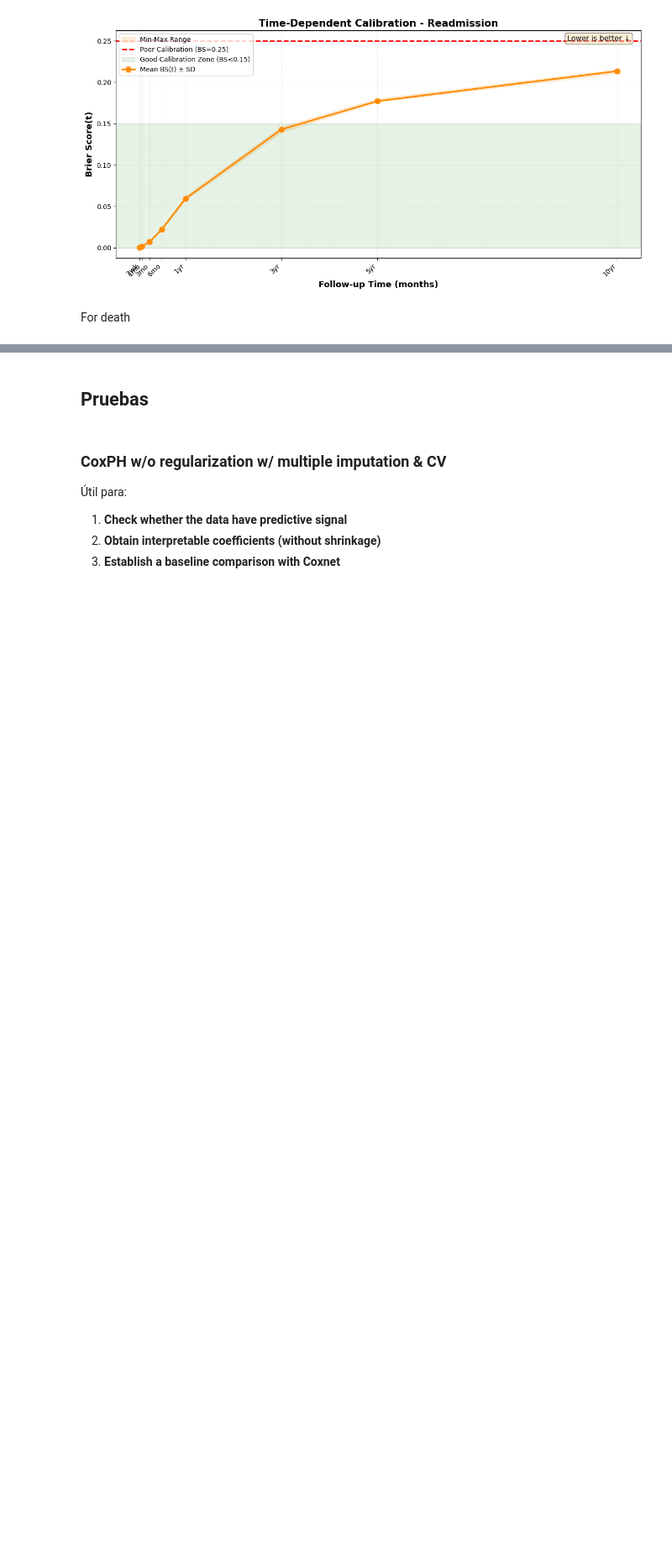
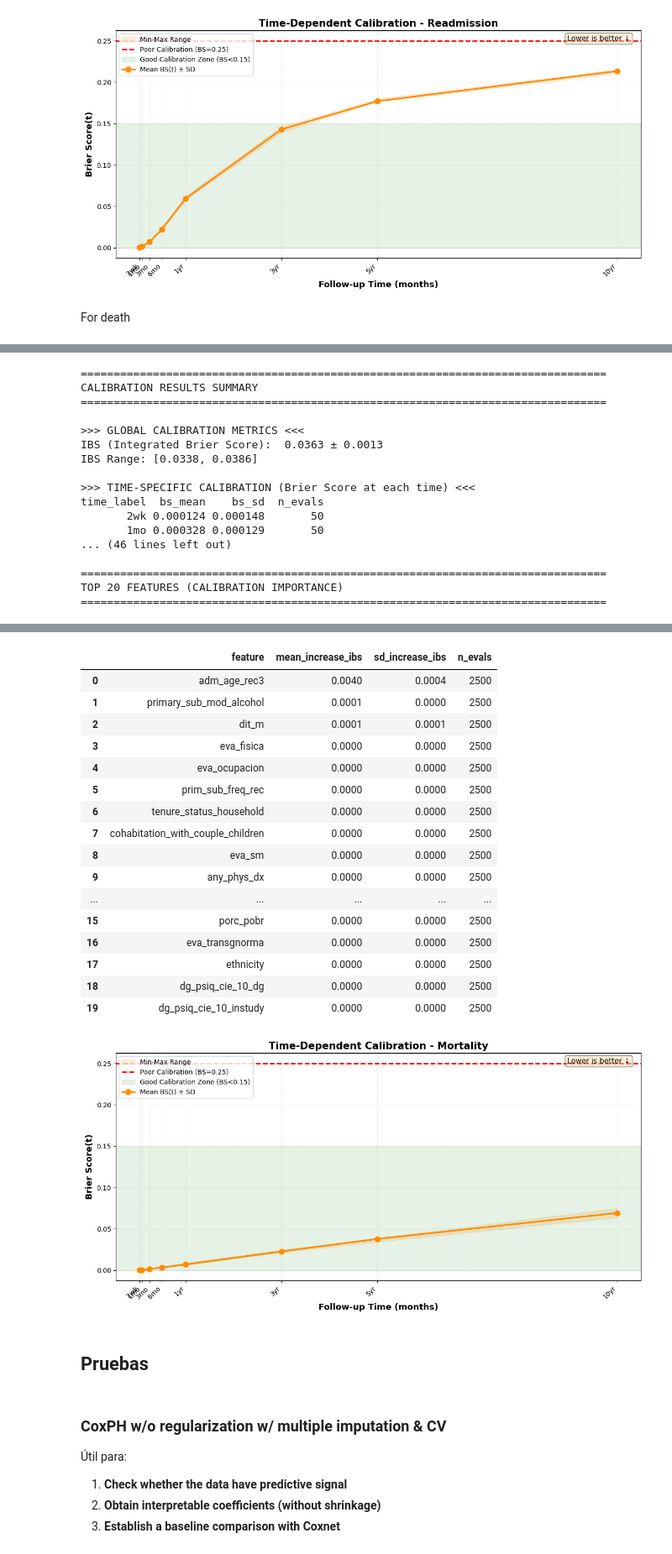
Before and after one commit to FONDECYTACC/cons2025, a Jupyter notebook: best_subset_based_on_calib_jan26.ipynb, the cells around one changed output, grey strips where cells are left out. Shown at 84% size. Cells and saved outputs as stored; diff of their text form; code cells hidden in the pictures; blank space fills up the shorter version.

Commit message:
Se creó con Colab, uploaded 2026-01-23

```diff
--- a/best_subset_based_on_calib_jan26.ipynb
+++ b/best_subset_based_on_calib_jan26.ipynb
@@ -1344,6 +1344,23 @@ TOP 20 FEATURES (CALIBRATION IMPORTANCE)
 # %% [markdown]
 For death
 # %%
+from google.colab import data_table
+data_table.enable_dataframe_formatter()
+
+# ==================== USAGE EXAMPLE ====================
+if __name__ == "__main__":
+    # Define time grid
+    times_eval_grid = np.array([
+        0.5,   # 2 weeks
+        1,     # 1 month
+        3,     # 3 months
+        6,     # 6 months
+        12,    # 1 year
+        36,    # 3 years
+        60,    # 5 years
+        120    # 10 years
+    ])
+
 # Start timer
 start_time = time.time()
 
@@ -1393,3 +1410,4 @@ display(styled_calib)
 
 # Visualize
 plot_time_dependent_calibration(df_time_calib_death, outcome_name="Mortality")
+# %% [output]
@@ -1395,0 +1429,17 @@ plot_time_dependent_calibration(df_time_calib_death, outcome_name="Mortality")
+================================================================================
+CALIBRATION RESULTS SUMMARY
+================================================================================
+
+>>> GLOBAL CALIBRATION METRICS <<<
+IBS (Integrated Brier Score):  0.0363 ± 0.0013
+IBS Range: [0.0338, 0.0386]
+
+>>> TIME-SPECIFIC CALIBRATION (Brier Score at each time) <<<
+time_label  bs_mean    bs_sd  n_evals
+       2wk 0.000124 0.000148       50
+       1mo 0.000328 0.000129       50
+... (46 lines left out)
+
+================================================================================
+TOP 20 FEATURES (CALIBRATION IMPORTANCE)
+================================================================================
@@ -1396,3 +1447,21 @@ plot_time_dependent_calibration(df_time_calib_death, outcome_name="Mortality")
+|  | feature | mean_increase_ibs | sd_increase_ibs | n_evals |
+| 0 | adm_age_rec3 | 0.0040 | 0.0004 | 2500 |
+| 1 | primary_sub_mod_alcohol | 0.0001 | 0.0000 | 2500 |
+| 2 | dit_m | 0.0001 | 0.0001 | 2500 |
+| 3 | eva_fisica | 0.0000 | 0.0000 | 2500 |
+| 4 | eva_ocupacion | 0.0000 | 0.0000 | 2500 |
+| 5 | prim_sub_freq_rec | 0.0000 | 0.0000 | 2500 |
+| 6 | tenure_status_household | 0.0000 | 0.0000 | 2500 |
+| 7 | cohabitation_with_couple_children | 0.0000 | 0.0000 | 2500 |
+| 8 | eva_sm | 0.0000 | 0.0000 | 2500 |
+| 9 | any_phys_dx | 0.0000 | 0.0000 | 2500 |
+| ... | ... | ... | ... | ... |
+| 15 | porc_pobr | 0.0000 | 0.0000 | 2500 |
+| 16 | eva_transgnorma | 0.0000 | 0.0000 | 2500 |
+| 17 | ethnicity | 0.0000 | 0.0000 | 2500 |
+| 18 | dg_psiq_cie_10_dg | 0.0000 | 0.0000 | 2500 |
+| 19 | dg_psiq_cie_10_instudy | 0.0000 | 0.0000 | 2500 |
+[figure, added]
 # %% [markdown]
 ## Pruebas
 # %%
```
Also changed, not shown: parts of 2 cells of this notebook.
